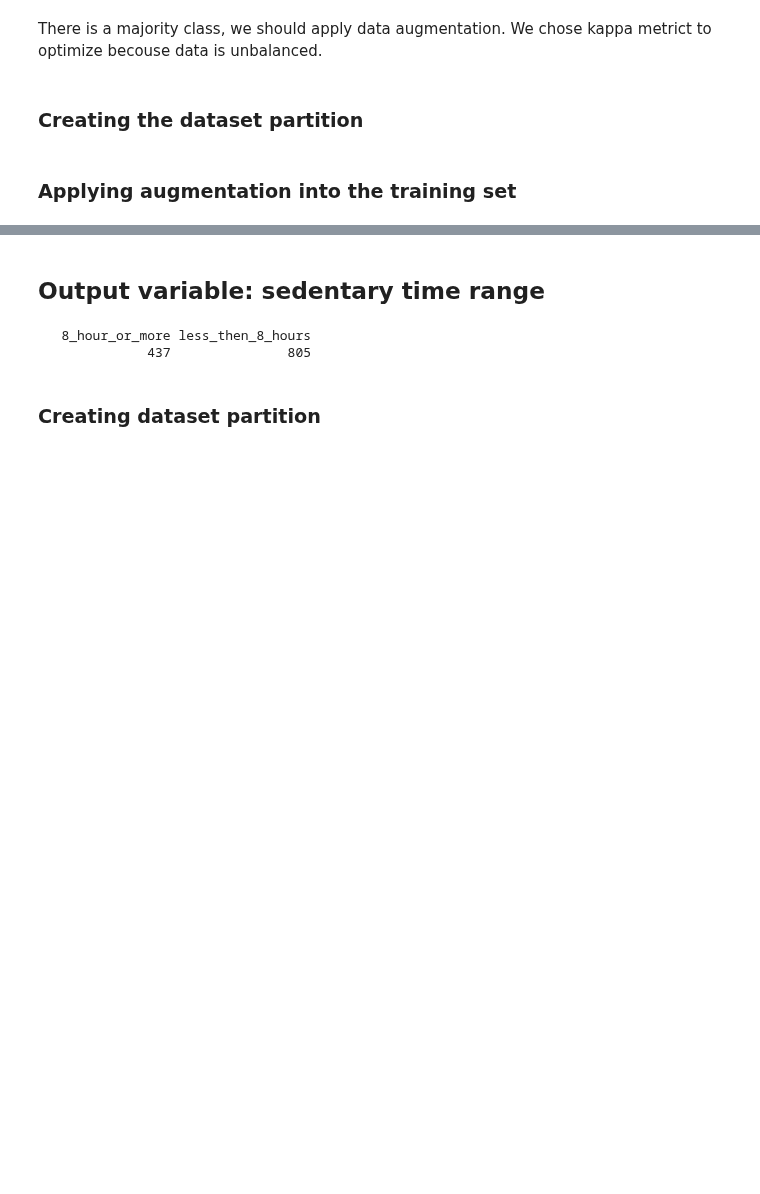
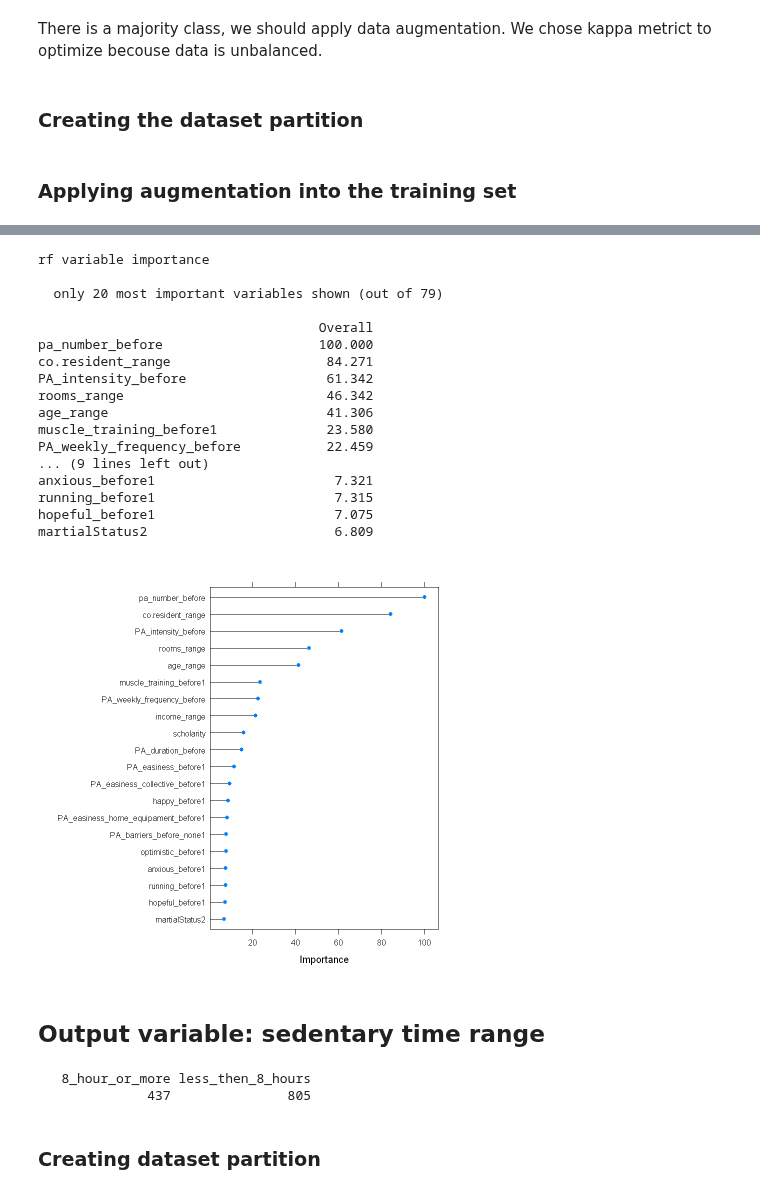
Before and after one commit to LASOS-INT/Barreiras-e-Facilitadores, a Jupyter notebook: R-notebooks/decision_tree.ipynb, the cells around one changed output, grey strips where cells are left out. Saved outputs shown, nothing was run; the diff lists cells and outputs as text; code cells hidden in the pictures; blank space fills up the shorter version.

```diff
--- a/R-notebooks/decision_tree.ipynb
+++ b/R-notebooks/decision_tree.ipynb
@@ -136,0 +173,12 @@ The final value used for the model was cp = 0.03508772.
+# %%
+set.seed(2)
+model <- fit_model(
+    model_method="rf",
+    model_metric="Kappa",
+    trControl_func = trainControl(method = "cv", search="grid"),
+    train_data = treino.aug,
+    test_data=teste,
+    yname="PA_practice_during",
+    length = 3
+)
+print(model$matrix)
@@ -137,3 +203,25 @@ The final value used for the model was cp = 0.03508772.
+# %%
+plot(varImp(model$result), top=20)
+varImp(model$result)
+# %% [output]
+rf variable importance
+
+  only 20 most important variables shown (out of 79)
+
+                                    Overall
+pa_number_before                    100.000
+co.resident_range                    84.271
+PA_intensity_before                  61.342
+rooms_range                          46.342
+age_range                            41.306
+muscle_training_before1              23.580
+PA_weekly_frequency_before           22.459
+... (9 lines left out)
+anxious_before1                       7.321
+running_before1                       7.315
+hopeful_before1                       7.075
+martialStatus2                        6.809
+[figure, added]
 # %% [markdown]
 ## Output variable: sedentary time range
 # %%
```
Also changed, not shown: parts of 47 cells of this notebook, 6 other files.
